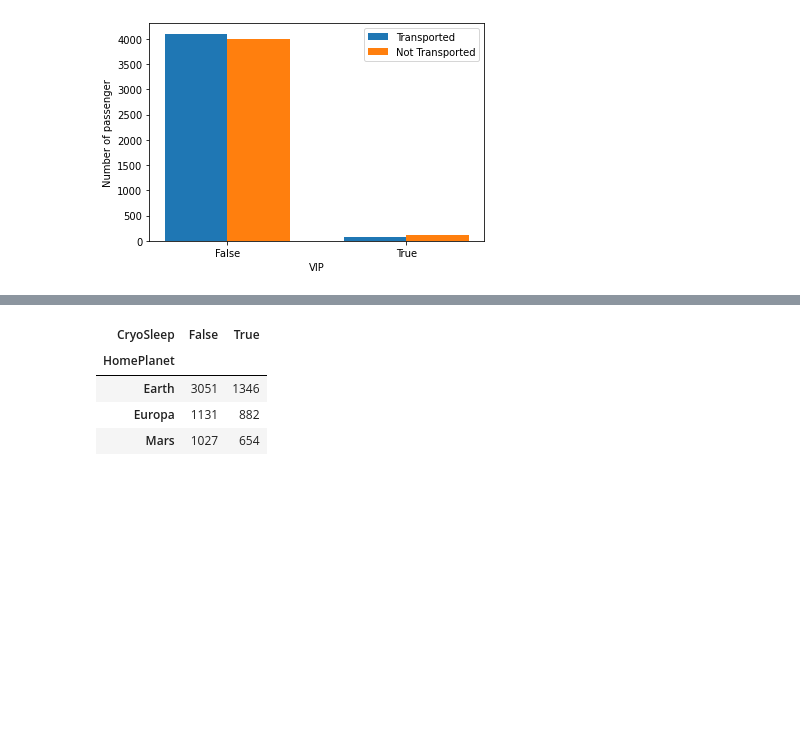
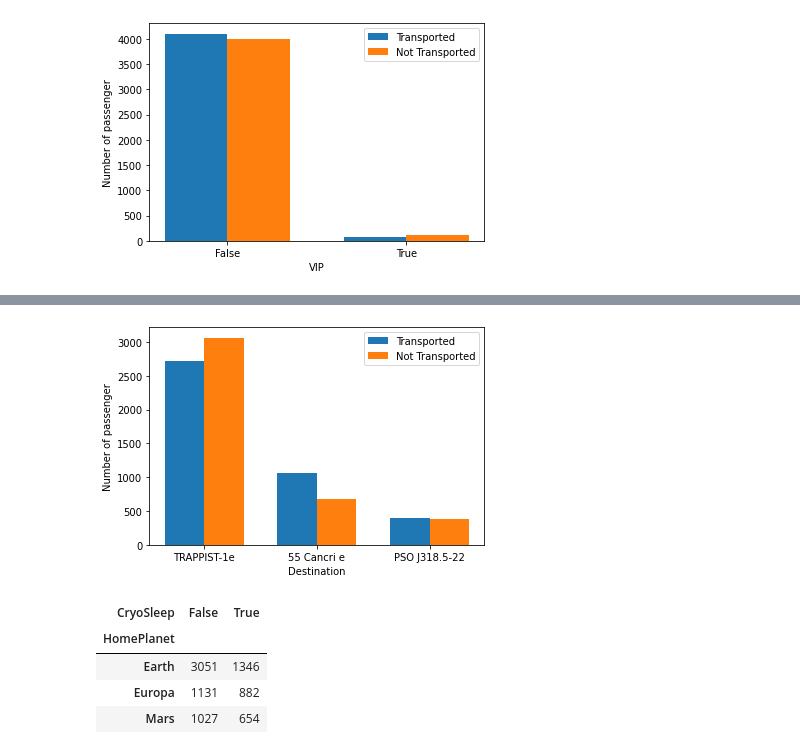
Before and after one commit to JbIPS/SpaceTitanic, a Jupyter notebook: space-titanic.ipynb, the cells around one changed output, grey strips where cells are left out. Saved outputs shown, nothing was run; the diff lists cells and outputs as text; code cells hidden in the pictures; blank space fills up the shorter version.

```diff
--- a/space-titanic.ipynb
+++ b/space-titanic.ipynb
@@ -209,3 +227,8 @@ cat_plot('HomePlanet')
+# %%
+encodedDestination = pd.get_dummies(dataset['Destination'])
+cat_plot('Destination')
+# %% [output]
+[figure, added]
 # %%
 pd.crosstab(dataset['HomePlanet'], dataset['CryoSleep'])
 # %% [output]
```
Also changed, not shown: parts of 36 cells of this notebook.
